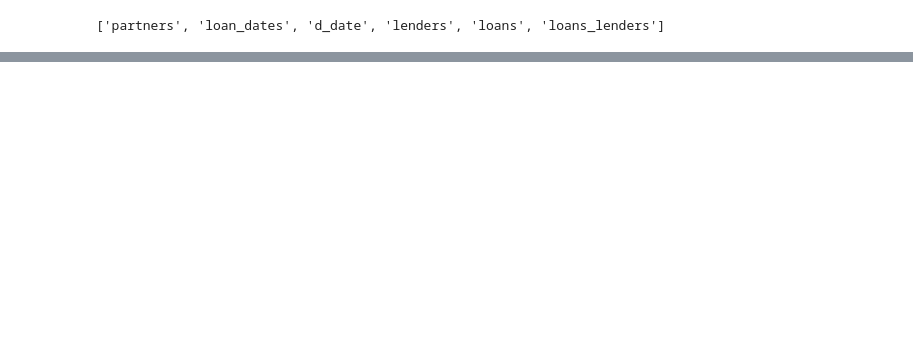
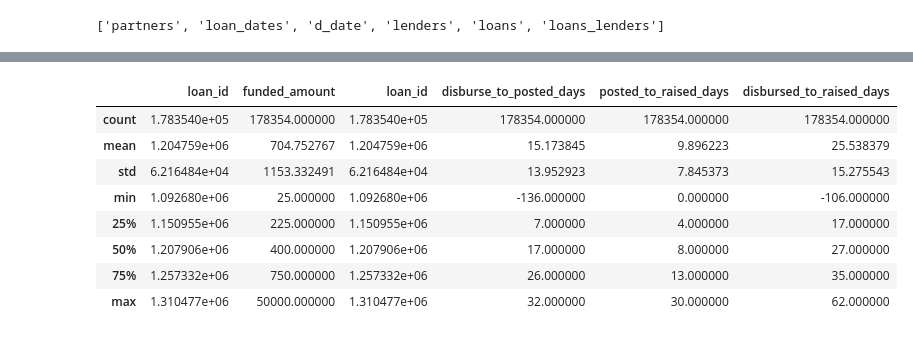
Before and after one commit to georgetown-analytics/Kiva, a Jupyter notebook: Kivainvestigation_Tom.ipynb, the cells around one changed output, grey strips where cells are left out. Saved outputs shown, nothing was run; the diff lists cells and outputs as text; code cells hidden in the pictures; blank space fills up the shorter version.

```diff
--- a/Kivainvestigation_Tom.ipynb
+++ b/Kivainvestigation_Tom.ipynb
@@ -23,3 +35,15 @@ cleanloans = pd.read_sql_query(statement, engine)
+# %%
+cleanloans.describe()
+# %% [output]
+|  | loan_id | funded_amount | loan_id | disburse_to_posted_days | posted_to_raised_days | disbursed_to_raised_days |
+| count | 1.783540e+05 | 178354.000000 | 1.783540e+05 | 178354.000000 | 178354.000000 | 178354.000000 |
+| mean | 1.204759e+06 | 704.752767 | 1.204759e+06 | 15.173845 | 9.896223 | 25.538379 |
+| std | 6.216484e+04 | 1153.332491 | 6.216484e+04 | 13.952923 | 7.845373 | 15.275543 |
+| min | 1.092680e+06 | 25.000000 | 1.092680e+06 | -136.000000 | 0.000000 | -106.000000 |
+| 25% | 1.150955e+06 | 225.000000 | 1.150955e+06 | 7.000000 | 4.000000 | 17.000000 |
+| 50% | 1.207906e+06 | 400.000000 | 1.207906e+06 | 17.000000 | 8.000000 | 27.000000 |
+| 75% | 1.257332e+06 | 750.000000 | 1.257332e+06 | 26.000000 | 13.000000 | 35.000000 |
+| max | 1.310477e+06 | 50000.000000 | 1.310477e+06 | 32.000000 | 30.000000 | 62.000000 |
 # %%
 cleanloans['num_borrowers_female'] = cleanloans['borrower_genders'].str.count('female')
 cleanloans['num_borrowers_male'] = cleanloans['borrower_genders'].str.count('^male') + cleanloans['borrower_genders'].str.count('\, male')
```
Also changed, not shown: parts of 2 cells of this notebook.
